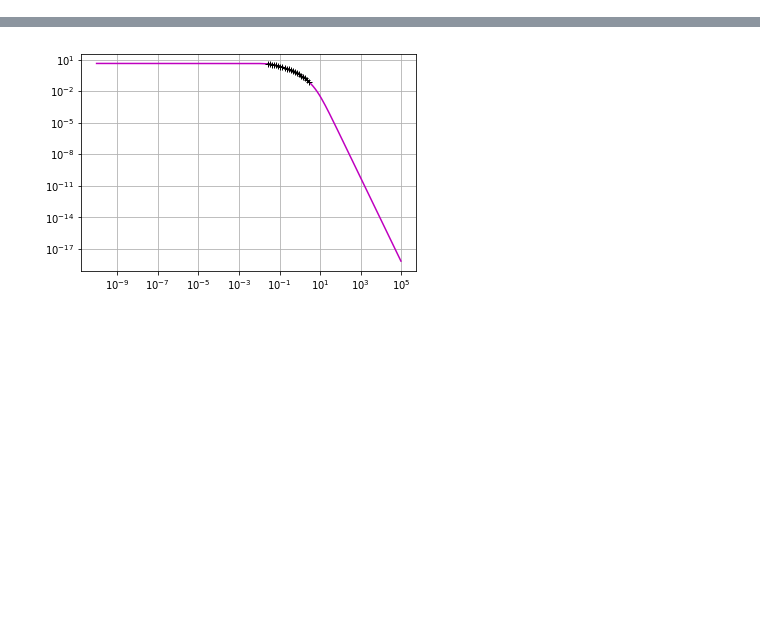
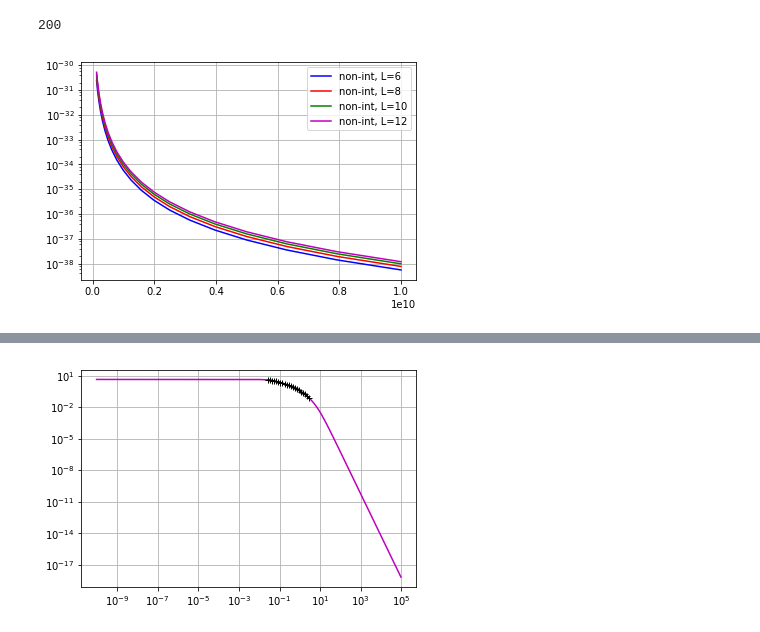
Before and after one commit to alexandreday/counterdiabatic-driving, a Jupyter notebook: zero_denom/jupyter_codes/mu_scaling_different_regime/1bymu_scaling.ipynb, the cells around one changed output, grey strips where cells are left out. Cells and saved outputs as stored; diff of their text form; code cells hidden in the pictures; blank space fills up the shorter version.

Commit message:
investigating phase diagram

```diff
--- a/zero_denom/jupyter_codes/mu_scaling_different_regime/1bymu_scaling.ipynb
+++ b/zero_denom/jupyter_codes/mu_scaling_different_regime/1bymu_scaling.ipynb
@@ -13,3 +13,16 @@ x7,y7=np.loadtxt("v2.0_L12_nonint_mu_scaling.dat",unpack=True,skiprows=3 )
 x8,y8=np.loadtxt("v2.0_L12_int_mu_scaling.dat",unpack=True,skiprows=3)
 x9,y9=np.loadtxt("v2.0_L14_nonint_mu_scaling.dat",unpack=True,skiprows=3 )
 x10,y10=np.loadtxt("v2.0_L14_int_mu_scaling.dat",unpack=True,skiprows=3)
+# %%
+len(x1)
+# %% [output]
+200
+# %%
+plt.semilogy(x1[180:],y1[180:]/2**6,'b-', label='non-int, L=6')
+plt.semilogy(x3[180:],y3[180:]/2**8,'r-', label='non-int, L=8')
+plt.semilogy(x5[180:],y5[180:]/2**10, 'g-', label='non-int, L=10')
+plt.semilogy(x7[180:],y7[180:]/2**12, 'm-', label='non-int, L=12')
+plt.legend()
+plt.grid()
+# %% [output]
+[figure, added]
```
Also changed, not shown: parts of 20 cells of this notebook, 25 other files.
